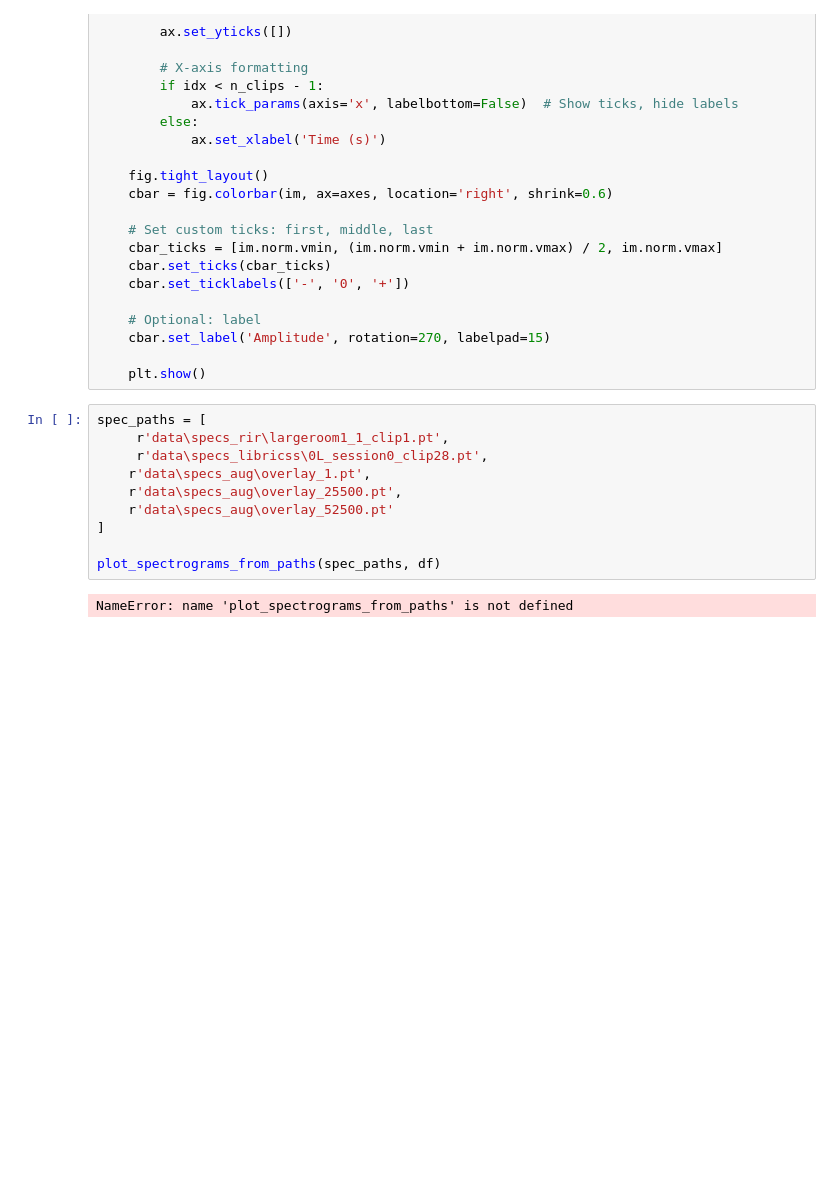
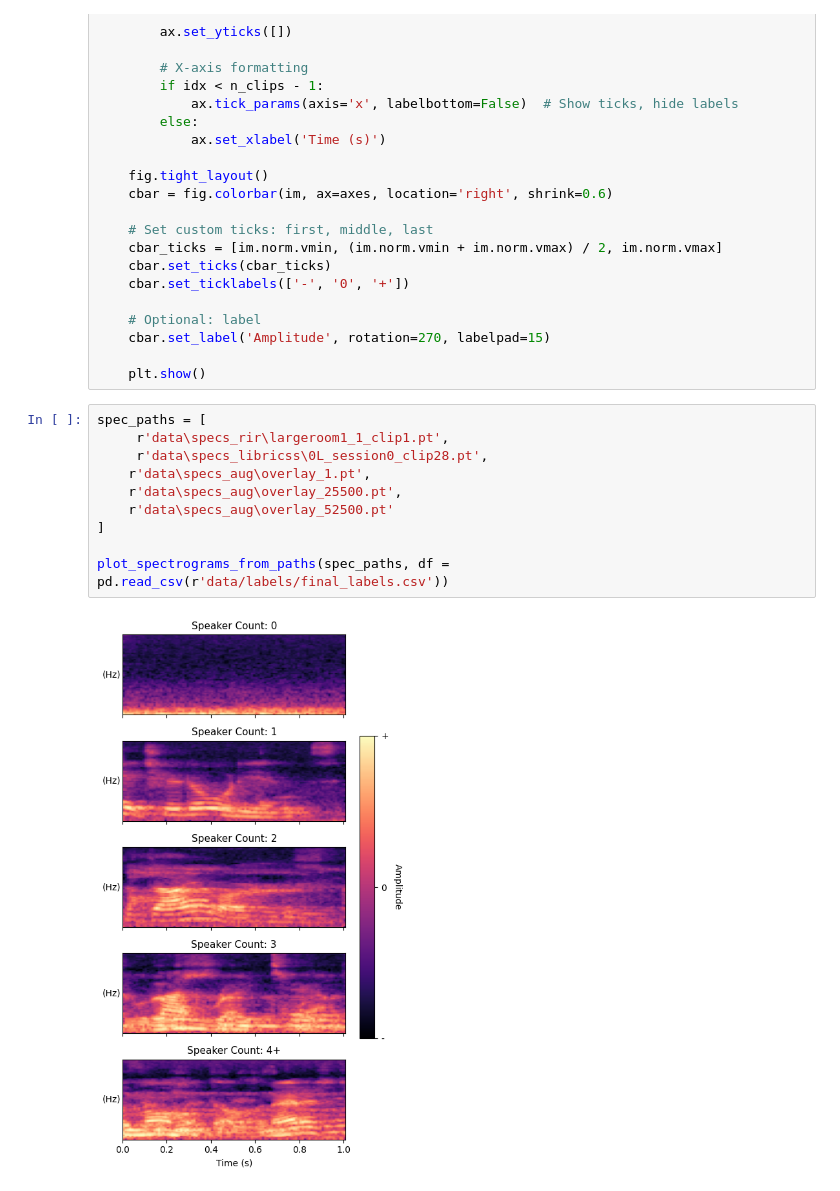
Before and after one commit to connorlyon10/MScProject, a Jupyter notebook: notebooks/test.ipynb, the cells around one changed output. Drawn from its saved outputs; the diff is of its cells as text; blank space fills up the shorter version.

```diff
--- a/notebooks/test.ipynb
+++ b/notebooks/test.ipynb
@@ -77,12 +77,12 @@ def plot_spectrograms_from_paths(spec_paths, df, hop_ms=10):
 # %%
 spec_paths = [
      r'data\specs_rir\largeroom1_1_clip1.pt',
      r'data\specs_libricss\0L_session0_clip28.pt',
     r'data\specs_aug\overlay_1.pt',
     r'data\specs_aug\overlay_25500.pt',
     r'data\specs_aug\overlay_52500.pt'
 ]
 
-plot_spectrograms_from_paths(spec_paths, df)
+plot_spectrograms_from_paths(spec_paths, df = pd.read_csv(r'data/labels/final_labels.csv'))
 # %% [output]
-NameError: name 'plot_spectrograms_from_paths' is not defined
+[figure, added]
```
Also changed, not shown: parts of 2 cells of this notebook, 11 other files.
